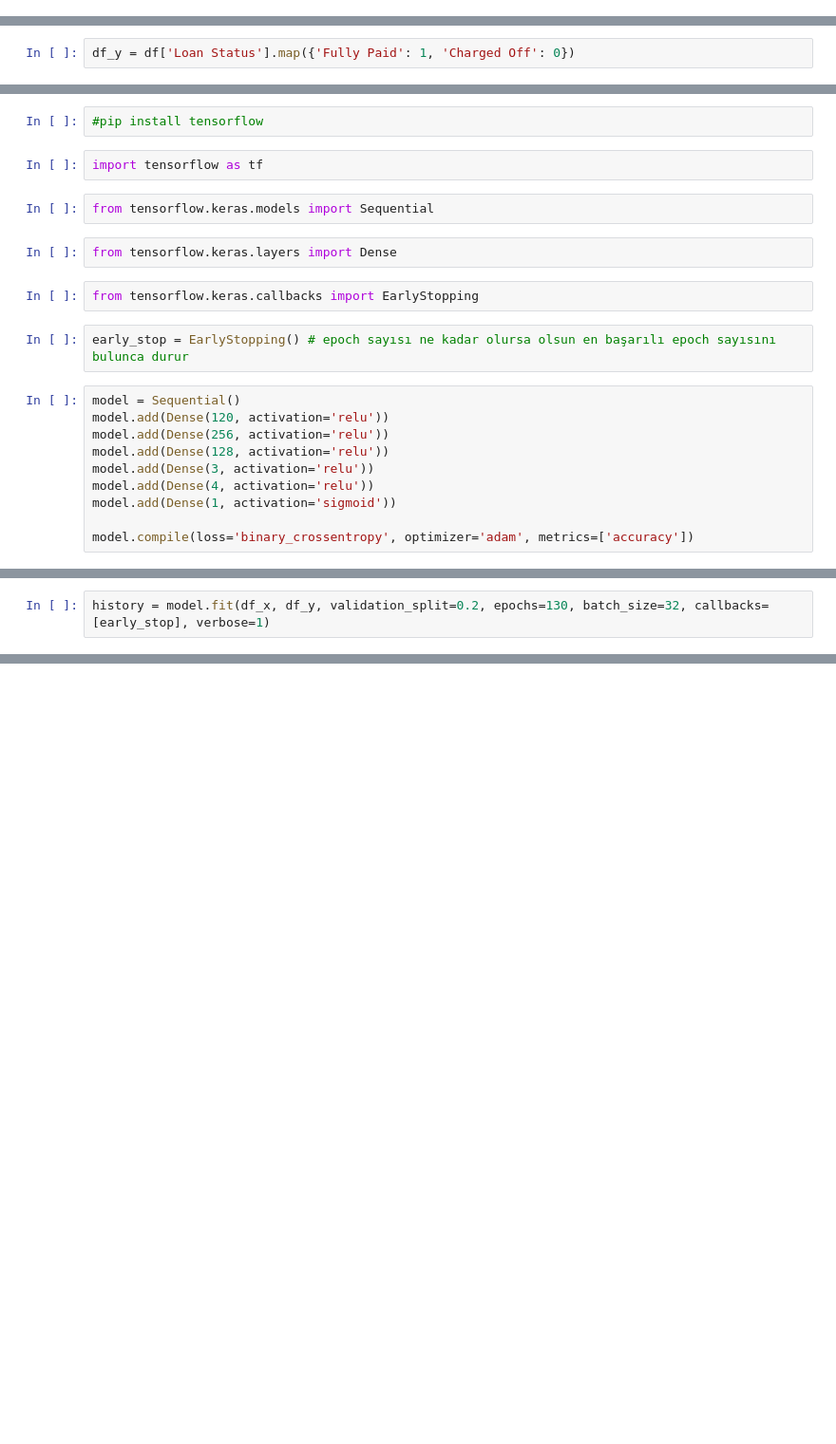
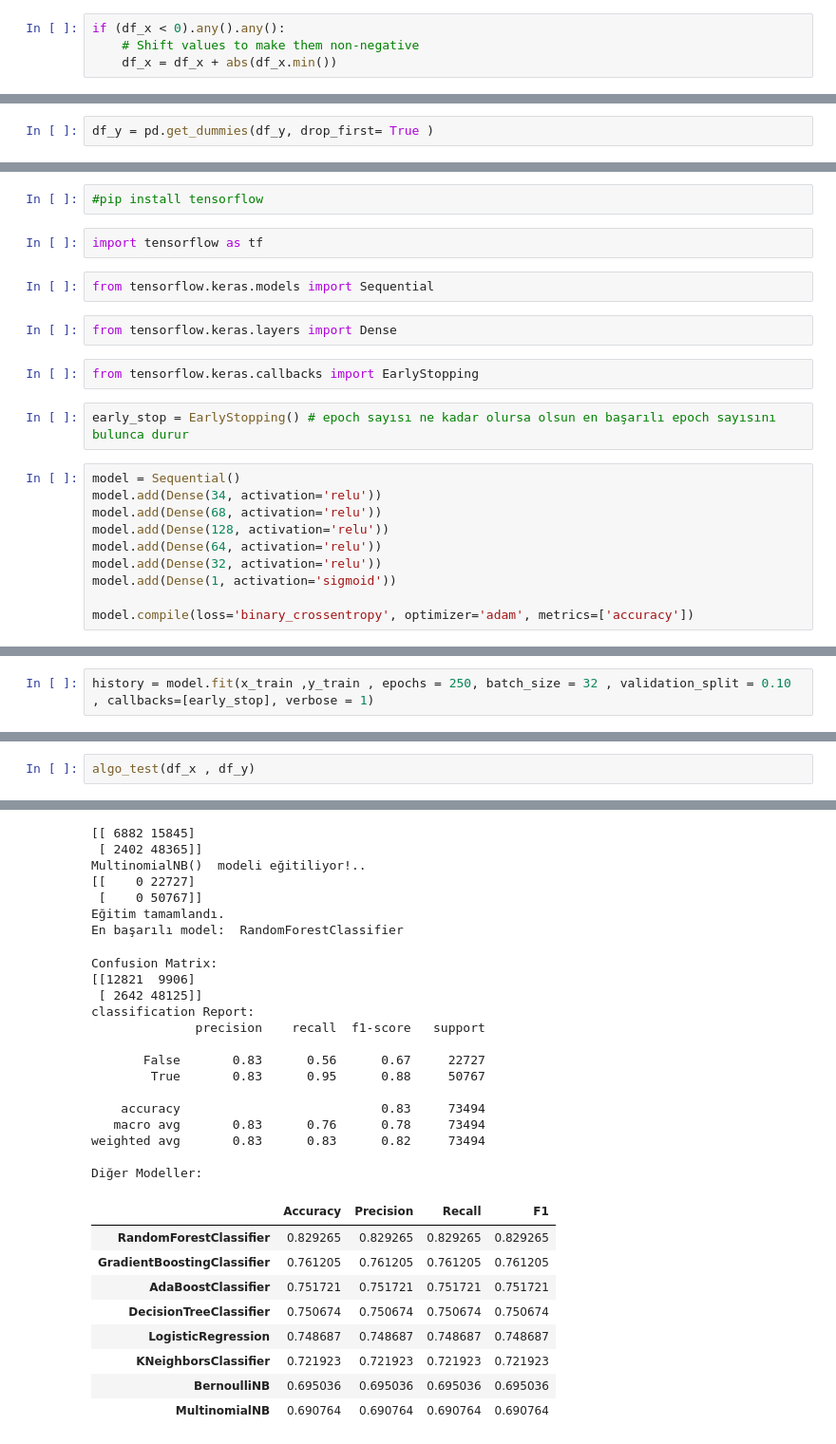
Before and after one commit to mmeliht/Artificial_Intelligence_Course, a Jupyter notebook: week3_homework/ Loan Prediction - Classification/Loan Prediction - Classification.ipynb, the cells around one changed output, grey strips where cells are left out. Shown at 95% size. Drawn from its saved outputs; the diff is of its cells as text; blank space fills up the shorter version.

```diff
--- a/week3_homework/ Loan Prediction - Classification.ipynb
+++ b/week3_homework/ Loan Prediction - Classification/Loan Prediction - Classification.ipynb
@@ -284,0 +319,4 @@ array([[-0.39989591, -0.32951585, -0.7582603 , ..., -0.19734407,
+# %%
+if (df_x < 0).any().any():
+    # Shift values to make them non-negative
+    df_x = df_x + abs(df_x.min())
@@ -285,5 +327,5 @@ array([[-0.39989591, -0.32951585, -0.7582603 , ..., -0.19734407,
 # %%
-df_y = df['Loan Status'].map({'Fully Paid': 1, 'Charged Off': 0})
+df_y = pd.get_dummies(df_y, drop_first= True )
 # %%
 df_y.head()
 # %% [output]
@@ -311,11 +357,11 @@ from tensorflow.keras.callbacks import EarlyStopping
 early_stop = EarlyStopping() # epoch sayısı ne kadar olursa olsun en başarılı epoch sayısını bulunca durur
 # %%
 model = Sequential()
-model.add(Dense(120, activation='relu'))
-model.add(Dense(256, activation='relu'))
+model.add(Dense(34, activation='relu'))
+model.add(Dense(68, activation='relu'))
 model.add(Dense(128, activation='relu'))
-model.add(Dense(3, activation='relu'))
-model.add(Dense(4, activation='relu'))
+model.add(Dense(64, activation='relu'))
+model.add(Dense(32, activation='relu'))
 model.add(Dense(1, activation='sigmoid'))
 
 model.compile(loss='binary_crossentropy', optimizer='adam', metrics=['accuracy'])
@@ -322,3 +372,3 @@ model.compile(loss='binary_crossentropy', optimizer='adam', metrics=['accuracy']
 # %%
-history = model.fit(df_x, df_y, validation_split=0.2, epochs=130, batch_size=32, callbacks=[early_stop], verbose=1)
+history = model.fit(x_train ,y_train , epochs = 250, batch_size = 32 , validation_split = 0.10 , callbacks=[early_stop], verbose = 1)
 # %% [output]
@@ -344,0 +469,3 @@ r2_score(tahmin , y_test)
+# %%
+algo_test(df_x , df_y)
+# %% [output]
@@ -344,0 +492,30 @@ r2_score(tahmin , y_test)
+[[ 6882 15845]
+ [ 2402 48365]]
+MultinomialNB()  modeli eğitiliyor!..
+[[    0 22727]
+ [    0 50767]]
+Eğitim tamamlandı.
+En başarılı model:  RandomForestClassifier
+Confusion Matrix:
+[[12821  9906]
+ [ 2642 48125]]
+classification Report:
+              precision    recall  f1-score   support
+
+       False       0.83      0.56      0.67     22727
+        True       0.83      0.95      0.88     50767
+
+    accuracy                           0.83     73494
+   macro avg       0.83      0.76      0.78     73494
+weighted avg       0.83      0.83      0.82     73494
+
+Diğer Modeller:
+|  | Accuracy | Precision | Recall | F1 |
+| RandomForestClassifier | 0.829265 | 0.829265 | 0.829265 | 0.829265 |
+| GradientBoostingClassifier | 0.761205 | 0.761205 | 0.761205 | 0.761205 |
+| AdaBoostClassifier | 0.751721 | 0.751721 | 0.751721 | 0.751721 |
+| DecisionTreeClassifier | 0.750674 | 0.750674 | 0.750674 | 0.750674 |
+| LogisticRegression | 0.748687 | 0.748687 | 0.748687 | 0.748687 |
+| KNeighborsClassifier | 0.721923 | 0.721923 | 0.721923 | 0.721923 |
+| BernoulliNB | 0.695036 | 0.695036 | 0.695036 | 0.695036 |
+| MultinomialNB | 0.690764 | 0.690764 | 0.690764 | 0.690764 |
```
Also changed, not shown: parts of 28 cells of this notebook, 2 other files.
